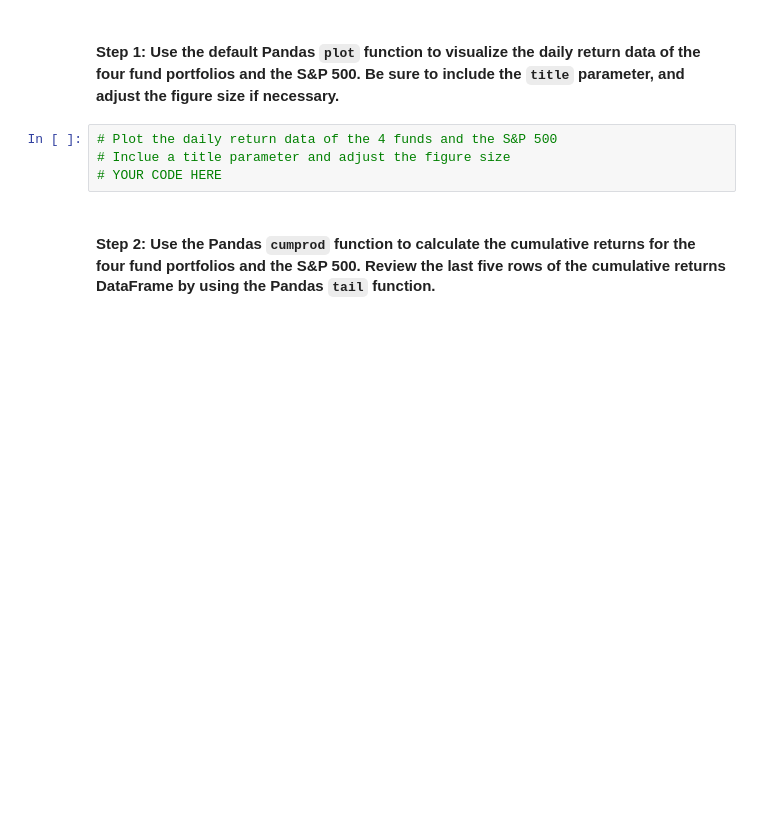
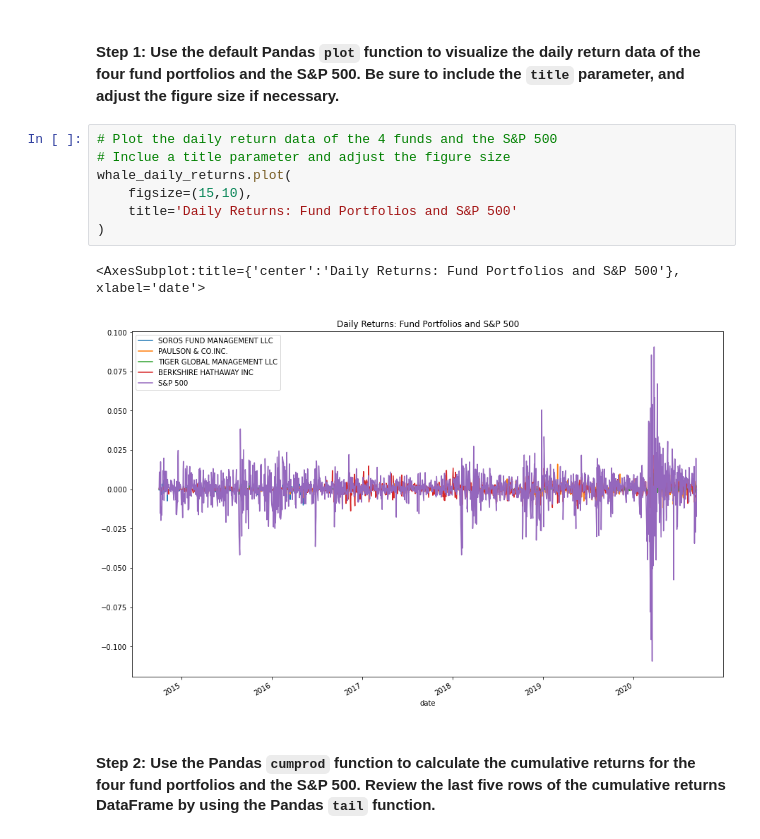
Before and after one commit to ScientiaCapital/Whale-Portfolio-Analysis, a Jupyter notebook: risk_return_analysis.ipynb, the cells around one changed output. Saved outputs shown, nothing was run; the diff lists cells and outputs as text; blank space fills up the shorter version.

Commit message:
2nd round of changes step1 thru 3 complete
Need to figure out Step 4

```diff
--- a/risk_return_analysis.ipynb
+++ b/risk_return_analysis.ipynb
@@ -179,7 +179,13 @@ Analyze the data to determine if any of the portfolios outperform the broader st
 # %%
 # Plot the daily return data of the 4 funds and the S&P 500
 # Inclue a title parameter and adjust the figure size
-# YOUR CODE HERE
+whale_daily_returns.plot(
+    figsize=(15,10),
+    title='Daily Returns: Fund Portfolios and S&P 500'
+)
+# %% [output]
+<AxesSubplot:title={'center':'Daily Returns: Fund Portfolios and S&P 500'}, xlabel='date'>
+[figure, added]
 # %% [markdown]
 #### Step 2: Use the Pandas `cumprod` function to calculate the cumulative returns for the four fund portfolios and the S&P 500. Review the last five rows of the cumulative returns DataFrame by using the Pandas `tail` function.
 # %%
```
Also changed, not shown: parts of 3 cells of this notebook.
